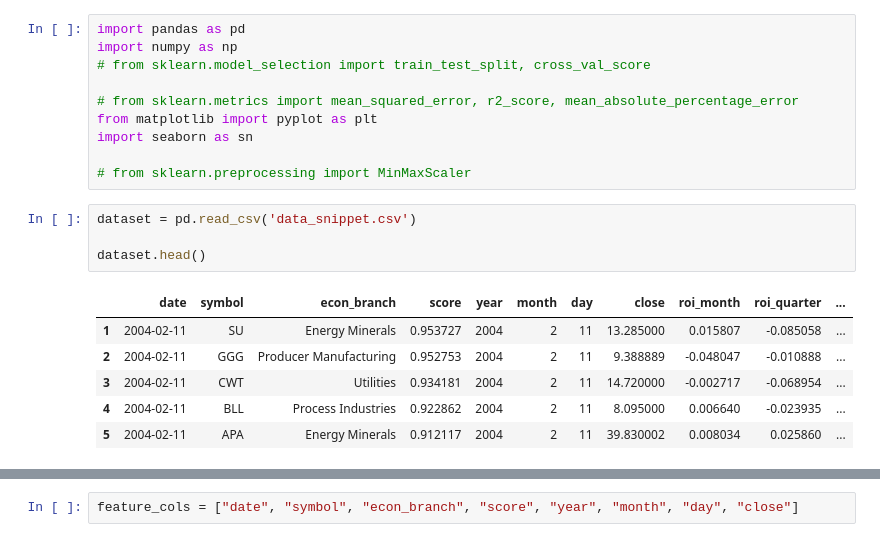
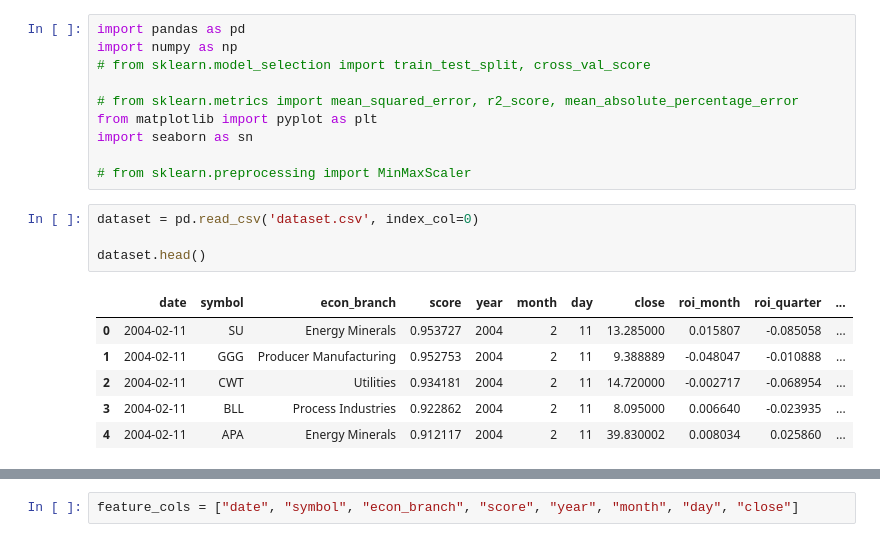
Before and after one commit to MilkSilk/ML_finance, a Jupyter notebook: advanced_modelling_feature_enginnering.ipynb, the cells around one changed output, grey strips where cells are left out. Cells and saved outputs as stored; diff of their text form.

```diff
--- a/advanced_modelling_feature_enginnering.ipynb
+++ b/advanced_modelling_feature_enginnering.ipynb
@@ -9,16 +9,16 @@ import seaborn as sn
 
 # from sklearn.preprocessing import MinMaxScaler
 # %%
-dataset = pd.read_csv('data_snippet.csv')
+dataset = pd.read_csv('dataset.csv', index_col=0)
 
 dataset.head()
 # %% [output]
 |  | date | symbol | econ_branch | score | year | month | day | close | roi_month | roi_quarter | ... |
-| 1 | 2004-02-11 | SU | Energy Minerals | 0.953727 | 2004 | 2 | 11 | 13.285000 | 0.015807 | -0.085058 | ... |
-| 2 | 2004-02-11 | GGG | Producer Manufacturing | 0.952753 | 2004 | 2 | 11 | 9.388889 | -0.048047 | -0.010888 | ... |
-| 3 | 2004-02-11 | CWT | Utilities | 0.934181 | 2004 | 2 | 11 | 14.720000 | -0.002717 | -0.068954 | ... |
-| 4 | 2004-02-11 | BLL | Process Industries | 0.922862 | 2004 | 2 | 11 | 8.095000 | 0.006640 | -0.023935 | ... |
-| 5 | 2004-02-11 | APA | Energy Minerals | 0.912117 | 2004 | 2 | 11 | 39.830002 | 0.008034 | 0.025860 | ... |
+| 0 | 2004-02-11 | SU | Energy Minerals | 0.953727 | 2004 | 2 | 11 | 13.285000 | 0.015807 | -0.085058 | ... |
+| 1 | 2004-02-11 | GGG | Producer Manufacturing | 0.952753 | 2004 | 2 | 11 | 9.388889 | -0.048047 | -0.010888 | ... |
+| 2 | 2004-02-11 | CWT | Utilities | 0.934181 | 2004 | 2 | 11 | 14.720000 | -0.002717 | -0.068954 | ... |
+| 3 | 2004-02-11 | BLL | Process Industries | 0.922862 | 2004 | 2 | 11 | 8.095000 | 0.006640 | -0.023935 | ... |
+| 4 | 2004-02-11 | APA | Energy Minerals | 0.912117 | 2004 | 2 | 11 | 39.830002 | 0.008034 | 0.025860 | ... |
 # %%
 dataset_prices = dataset
 for roi in ['roi_month', 'roi_quarter', 'roi_halfyear', 'roi_year']:
```
Also changed, not shown: parts of 5 cells of this notebook.
